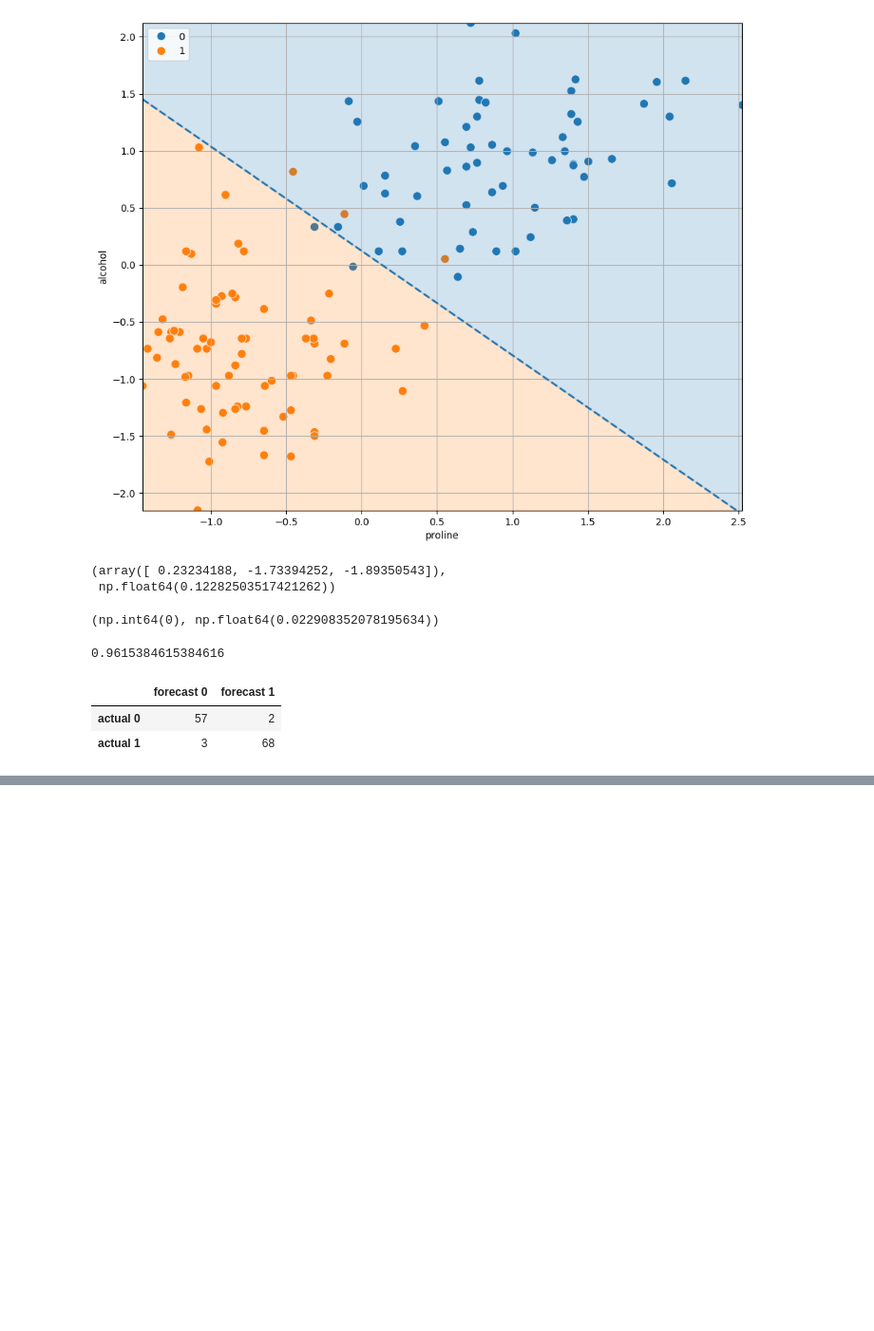
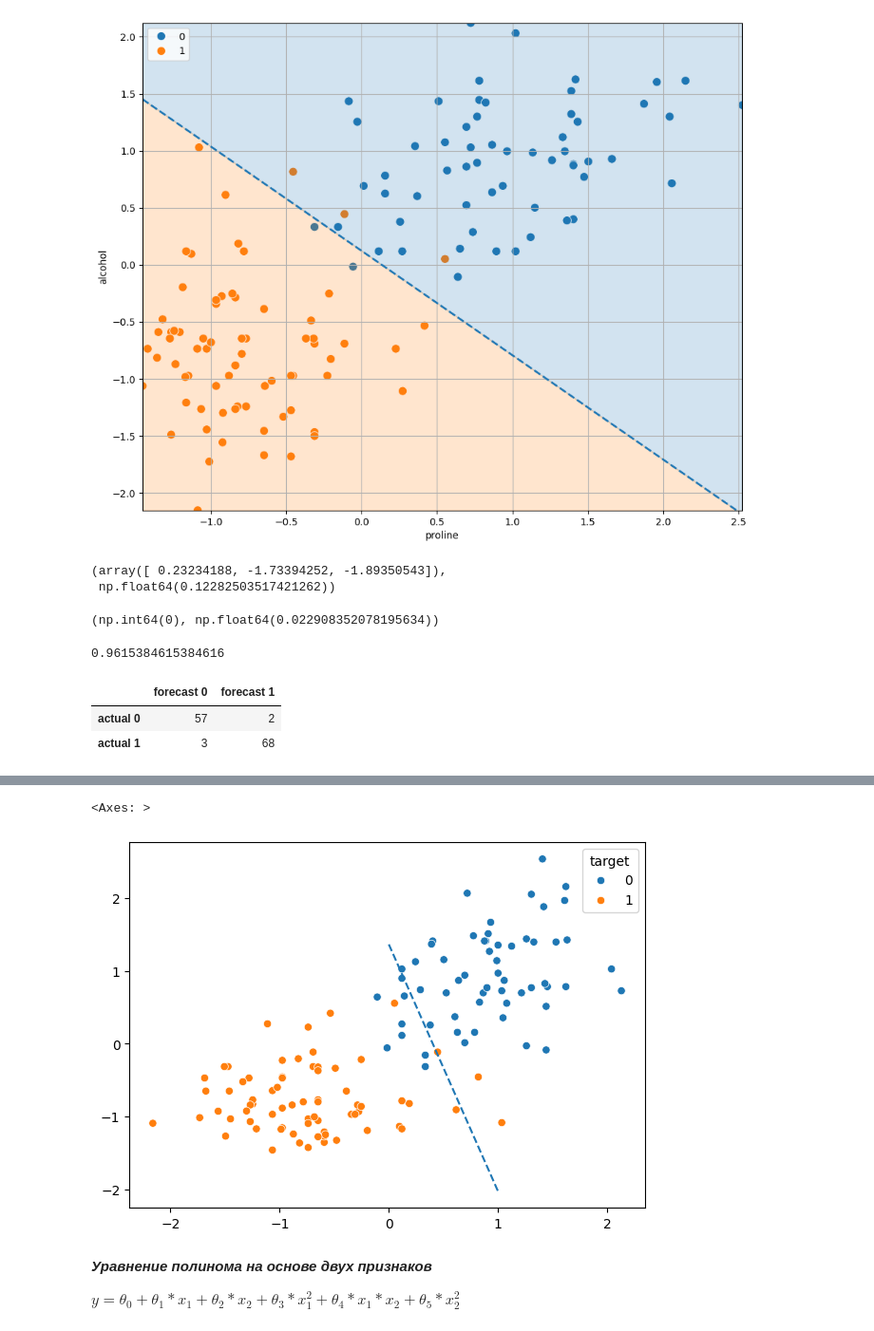
Before and after one commit to AlexeyTri/MLScratch, a Jupyter notebook: Logistic_Regression.ipynb, the cells around one changed output, grey strips where cells are left out. Shown: that part at 95% size. Drawn from its saved outputs; the diff is of its cells as text; code cells hidden in the pictures; blank space fills up the shorter version.

```diff
--- a/Logistic_Regression.ipynb
+++ b/Logistic_Regression.ipynb
@@ -410,3 +411,16 @@ pd.DataFrame(confusion_matrix(y, y_pred), columns=['forecast 0', 'forecast 1'],
 |  | forecast 0 | forecast 1 |
 | actual 0 | 57 | 2 |
 | actual 1 | 3 | 68 |
+# %%
+# сравнние в sklearn
+
+X = df[['alcohol', 'proline']]
+y = df['target']
+
+scale = StandardScaler()
+X = scale.fit_transform(X)
+
+model = LogisticRegression()
+model.fit(X, y)
+
+model.intercept_, model.coef_
@@ -412,0 +449,8 @@ pd.DataFrame(confusion_matrix(y, y_pred), columns=['forecast 0', 'forecast 1'],
+# %%
+c, m = -model.intercept_/model.coef_[0][1], \
+      -model.coef_[0][0]/model.coef_[0][1]
+
+yd = np.array([xmin, xmax])*m + c
+# %%
+X = pd.DataFrame(X, columns=[['alcohol', 'proline']])
+np.array(X.iloc[:, 0])
@@ -412,0 +475,14 @@ pd.DataFrame(confusion_matrix(y, y_pred), columns=['forecast 0', 'forecast 1'],
+# %%
+plt.figure(figsize=(7, 5))
+plt.plot(yd, '--')
+
+sns.scatterplot(x=np.array(X.iloc[:, 0]), \
+                y=np.array(X.iloc[:, 1]), \
+                hue=y)
+# %% [output]
+<Axes: >
+[figure, added]
+# %% [markdown]
+***Уравнение полинома на основе двух признаков***
+
+$y=θ_0 + θ_1*x_1 + θ_2*x_2 + θ_3*x_1^2 + \theta_4*x_1*x_2 + \theta_5*x_2^2$
```
Also changed, not shown: parts of 35 cells of this notebook.
